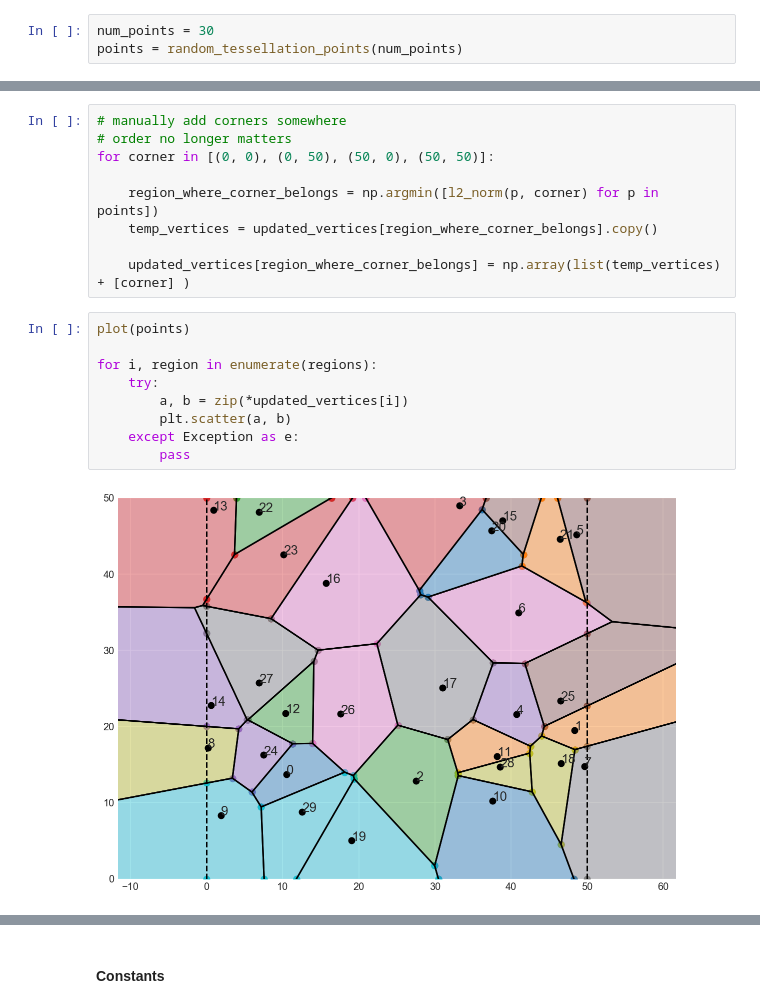
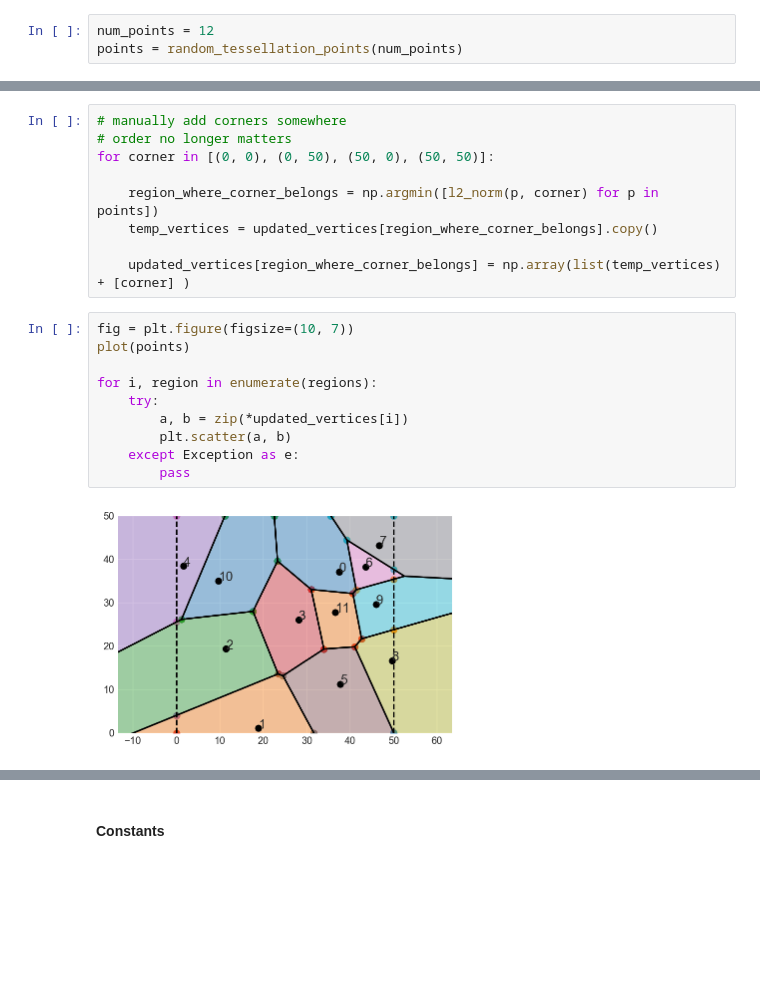
Before and after one commit to larryshamalama/Image-Denoising-RJMCMC, a Jupyter notebook: voronoi-tessellation.ipynb, the cells around one changed output, grey strips where cells are left out. Saved outputs shown, nothing was run; the diff lists cells and outputs as text; blank space fills up the shorter version.

```diff
--- a/voronoi-tessellation.ipynb
+++ b/voronoi-tessellation.ipynb
@@ -55,7 +58,7 @@ axes[1] = sns.heatmap(noisy_image,
 # %% [markdown]
 #### Initialization of random points
 # %%
-num_points = 30
+num_points = 12
 points = random_tessellation_points(num_points)
 # %%
 vor = Voronoi(points)
@@ -73,16 +74,17 @@ for corner in [(0, 0), (0, 50), (50, 0), (50, 50)]:
 
     updated_vertices[region_where_corner_belongs] = np.array(list(temp_vertices) + [corner] )
 # %%
+fig = plt.figure(figsize=(10, 7))
 plot(points)
 
 for i, region in enumerate(regions):
     try:
         a, b = zip(*updated_vertices[i])
         plt.scatter(a, b)
     except Exception as e:
         pass
 # %% [output]
-[figure, old version]
+[figure, new version]
 # %%
 total_area = 0
 for i in range(num_points):
```
Also changed, not shown: parts of 22 cells of this notebook, 2 other files.
